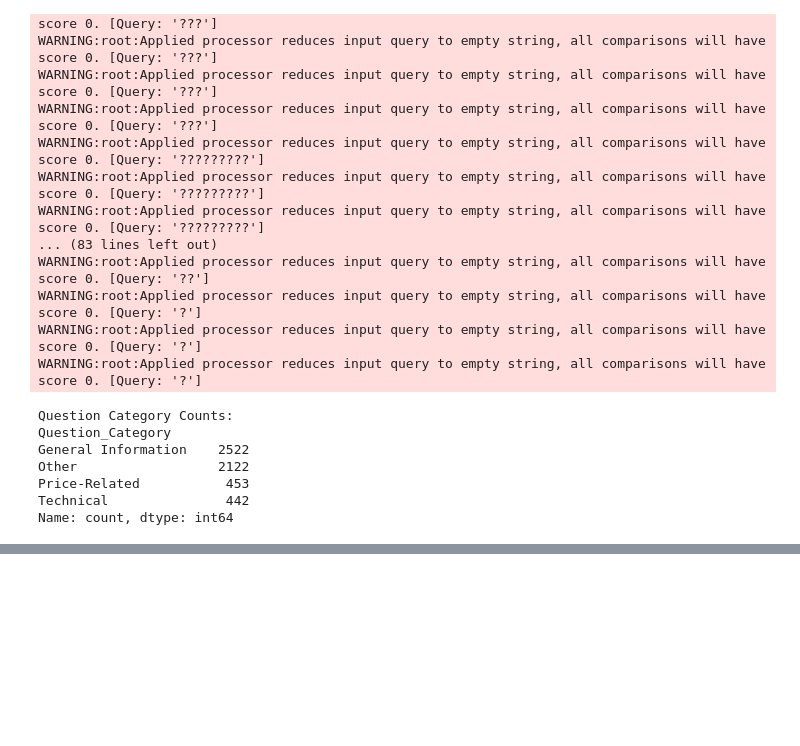
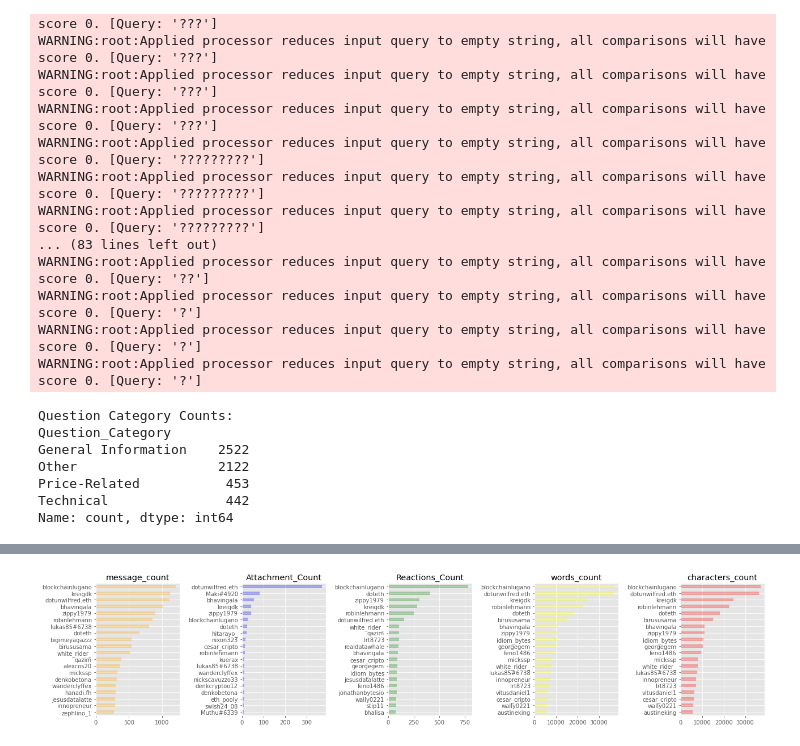
Before and after one commit to MarcLlopart/Discord-Community-Dynamics, a Jupyter notebook: 2_statistics.ipynb, the cells around one changed output, grey strips where cells are left out. Drawn from its saved outputs; the diff is of its cells as text; code cells hidden in the pictures; blank space fills up the shorter version.

```diff
--- a/2_statistics.ipynb
+++ b/2_statistics.ipynb
@@ -266,0 +310,45 @@ Name: count, dtype: int64
+# %%
+# Define a function to calculate Reactions_Count
+def get_words_count(content):
+    if isinstance(content, str):
+        return len(content.split())
+    else:
+        return 0
+
+def get_characters_count(content):
+    if isinstance(content, str):
+        return len(content)
+    else:
+        return 0
+# %%
+bots_users = ['MEE6#4876', 'Deleted User', 'OceanDiffusion#4502',
+            'GitHub', 'OceanGPT#0740', 'awesomeQA#0813',
+            'Midjourney Bot#9282', 'AutoBot#1760', 'Ocean Protocol • TweetShift',
+            'Application Bot Premium#7743', 'MEE6', 'TweetShift#4434']
+
+# We remove the authors which have been considered as bots
+ocean_users = ocean_discord[~ocean_discord['Author'].isin(bots_users)]
+
+ocean_users['words_count'] = ocean_users['Content'].apply(get_words_count)
+ocean_users['characters_count'] = ocean_users['Content'].apply(get_characters_count)
+
+features = ocean_users.groupby('Author').agg({
+    'message_count': sum,
+    'Attachment_Count': sum,
+    'Reactions_Count': sum,
+    'words_count': sum,
+    'characters_count': sum
+}).reset_index().sort_values('message_count', ascending = False)
+
+
+# numeric features distributions
+_, ax = plt.subplots(1,5, figsize = (18,4))
+
+colors = ['orange','blue','green', 'yellow', 'red']
+feats = list(features.columns)[1:]
+for i,f in enumerate(feats):
+    x = features.sort_values(f, ascending = False).set_index('Author')[f]
+    _ = x[:20].sort_values().plot(ax = ax[i], kind = 'barh', alpha = 0.3, color = colors[i], title = f, ylabel = '')
+plt.tight_layout()
+# %% [output]
+[figure, added]
```
Also changed, not shown: parts of 17 cells of this notebook, 2 other files.
